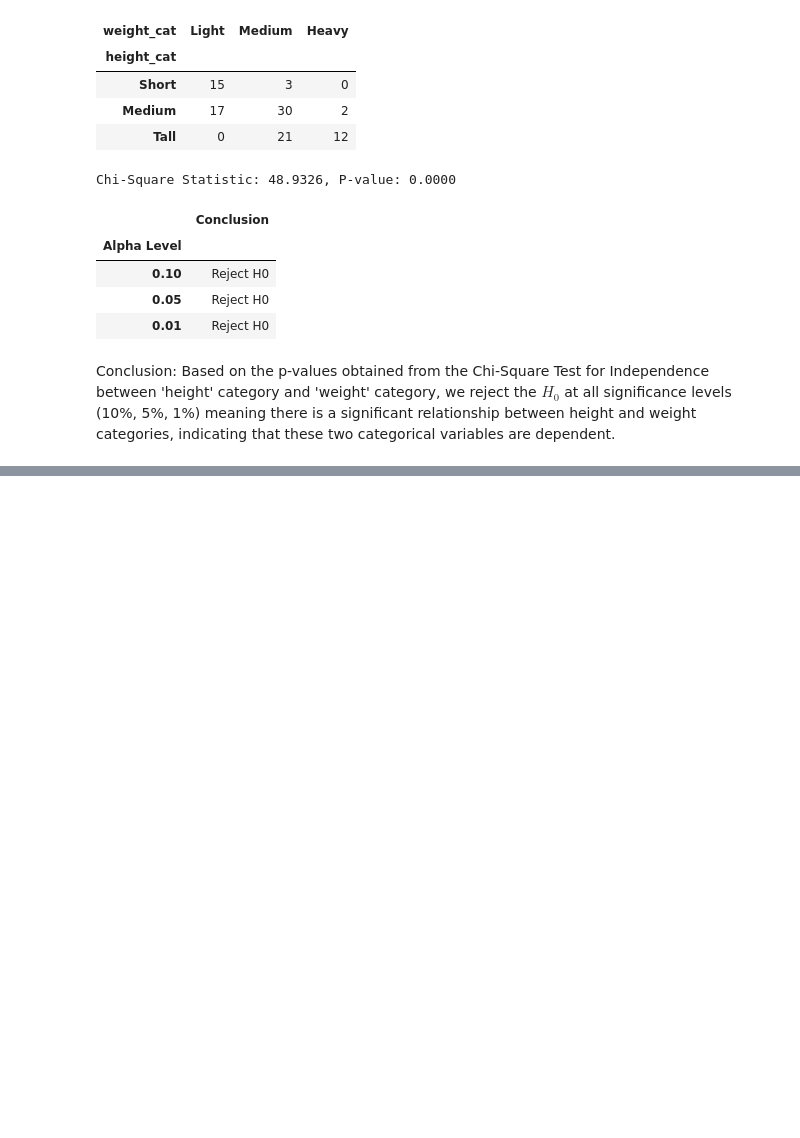
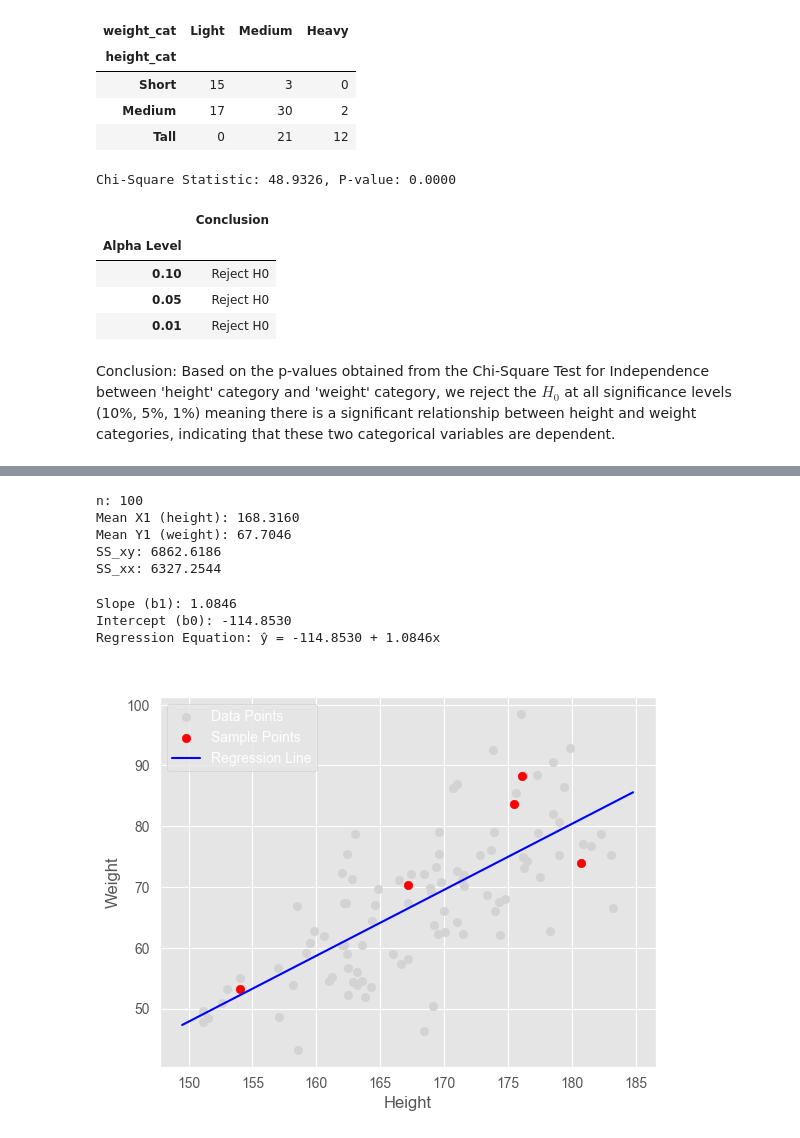
Before and after one commit to dattali18/statistics_msc_course, a Jupyter notebook: code/statistics_project.ipynb, the cells around one changed output, grey strips where cells are left out. Drawn from its saved outputs; the diff is of its cells as text; code cells hidden in the pictures; blank space fills up the shorter version.

```diff
--- a/code/statistics_project.ipynb
+++ b/code/statistics_project.ipynb
@@ -1474,0 +1659,56 @@ Conclusion: Based on the p-values obtained from the Chi-Square Test for Independ
+# %%
+# let's do the calculations by hand
+n = len(data1)
+mean_x1 = data1['X1 (height)'].mean()
+mean_y1 = data1['Y1 (weight)'].mean()
+# calculate SS_xy and SS_xx
+data1['xy_diff'] = (data1['X1 (height)'] - mean_x1) * (data1['Y1 (weight)'] - mean_y1)
+data1['xx_diff'] = (data1['X1 (height)'] - mean_x1) ** 2
+
+SS_xy = data1['xy_diff'].sum()
+SS_xx = data1['xx_diff'].sum()
+
+# print the intermediate calculations
+print(f"n: {n}")
+print(f"Mean X1 (height): {mean_x1:.4f}")
+print(f"Mean Y1 (weight): {mean_y1:.4f}")
+print(f"SS_xy: {SS_xy:.4f}")
+print(f"SS_xx: {SS_xx:.4f}")
+# %% [output]
+n: 100
+Mean X1 (height): 168.3160
+Mean Y1 (weight): 67.7046
+SS_xy: 6862.6186
+SS_xx: 6327.2544
+# %%
+# calculate coefficients
+b1 = SS_xy / SS_xx
+b0 = mean_y1 - b1 * mean_x1
+print(f"Slope (b1): {b1:.4f}")
+print(f"Intercept (b0): {b0:.4f}")
+# regression equation
+print(f"Regression Equation: ŷ = {b0:.4f} + {b1:.4f}x")
+# %% [output]
+Slope (b1): 1.0846
+Intercept (b0): -114.8530
+Regression Equation: ŷ = -114.8530 + 1.0846x
+# %%
+# choose 5 sample data points to plot
+sample_points = data1.sample(n=5, random_state=42)
+
+# plot regression line and sample points
+import matplotlib.pyplot as plt
+
+plt.scatter(data1['X1 (height)'], data1['Y1 (weight)'], color='lightgray', label='Data Points')
+plt.scatter(sample_points['X1 (height)'], sample_points['Y1 (weight)'], color='red', label='Sample Points')
+# regression line
+x_vals = np.array(plt.gca().get_xlim())
+y_vals = b0 + b1 * x_vals
+plt.plot(x_vals, y_vals, color='blue', label='Regression Line')
+plt.xlabel('Height')
+plt.ylabel('Weight')
+plt.title('Regression of Weight on Height')
+plt.legend()
+plt.show()
+# %% [output]
+[figure, added]
```
Also changed, not shown: parts of 43 cells of this notebook.
